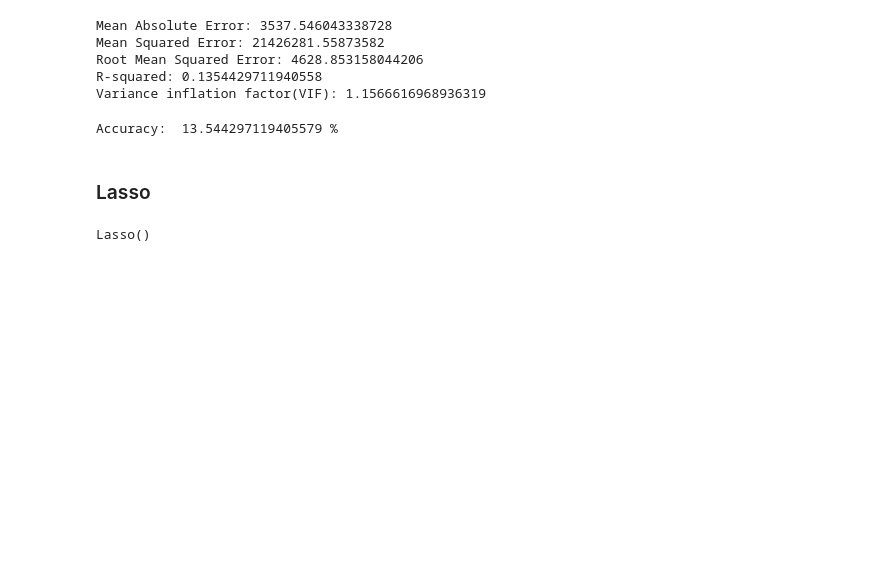
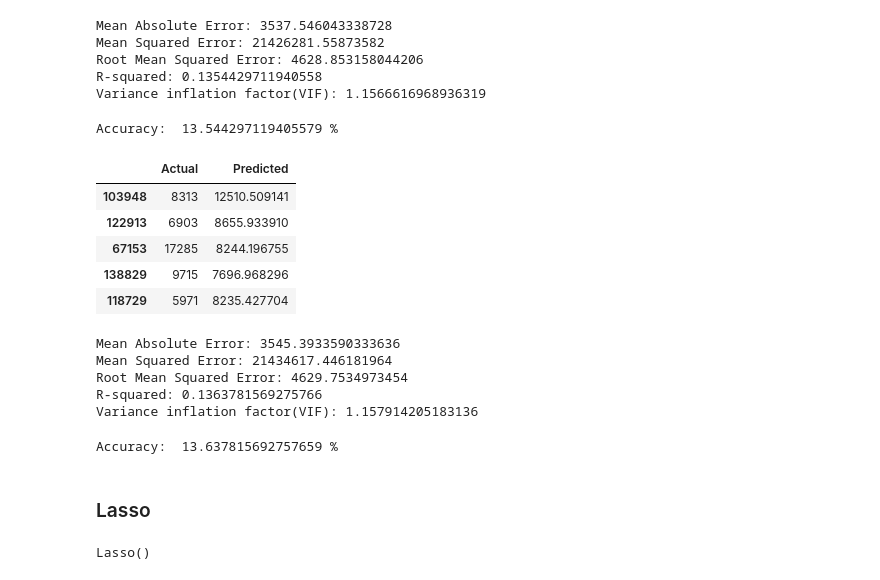
Before and after one commit to SaiKundanaSakhamuri/BlackFridaySalesAnalysis, a Jupyter notebook: clustering.ipynb, the cells around one changed output. Drawn from its saved outputs; the diff is of its cells as text; code cells hidden in the pictures; blank space fills up the shorter version.

Commit message:
Updated clustering.ipynb file with Lasso and Ridge algorithms for train sets

```diff
--- a/clustering.ipynb
+++ b/clustering.ipynb
@@ -240,6 +240,9 @@ Our selected data set is supervised and also doesn;t have any anomalous data.
 ### Random Forest Regressor
 # %%
 from sklearn.ensemble import RandomForestRegressor
+# %%
+X = bf.drop(["Purchase"],axis=1)
+y=bf['Purchase']
 # %%
 from sklearn.model_selection import train_test_split
 X_train, X_test, y_train, y_test = train_test_split(X, y,random_state=42, test_size=0.25)
@@ -337,6 +340,36 @@ accuracy = ridge.score(X_test,y_test)
 print('Accuracy: ',accuracy*100,'%')
 # %% [output]
 Accuracy:  13.544297119405579 %
+# %%
+#Prediction with train value
+ridge_prediction=ridge.predict(X_train)
+# %%
+df = pd.DataFrame({'Actual': y_train, 'Predicted': ridge_prediction})
+df.head()
+# %% [output]
+|  | Actual | Predicted |
+| 103948 | 8313 | 12510.509141 |
+| 122913 | 6903 | 8655.933910 |
+| 67153 | 17285 | 8244.196755 |
+| 138829 | 9715 | 7696.968296 |
+| 118729 | 5971 | 8235.427704 |
+# %%
+print('Mean Absolute Error:', metrics.mean_absolute_error(y_train, ridge_prediction))
+print('Mean Squared Error:', metrics.mean_squared_error(y_train, ridge_prediction))
+print('Root Mean Squared Error:', np.sqrt(metrics.mean_squared_error(y_train, ridge_prediction)))
+print('R-squared:', r2_score(y_train,ridge_prediction))
+print('Variance inflation factor(VIF):', 1/(1-r2_score(y_train,ridge_prediction)))
+# %% [output]
+Mean Absolute Error: 3545.3933590333636
+Mean Squared Error: 21434617.446181964
+Root Mean Squared Error: 4629.7534973454
+R-squared: 0.1363781569275766
+Variance inflation factor(VIF): 1.157914205183136
+# %%
+accuracy = ridge.score(X_train,y_train)
+print('Accuracy: ',accuracy*100,'%')
+# %% [output]
+Accuracy:  13.637815692757659 %
 # %% [markdown]
 ###  Lasso
 # %%
```
Also changed, not shown: parts of 13 cells of this notebook.
